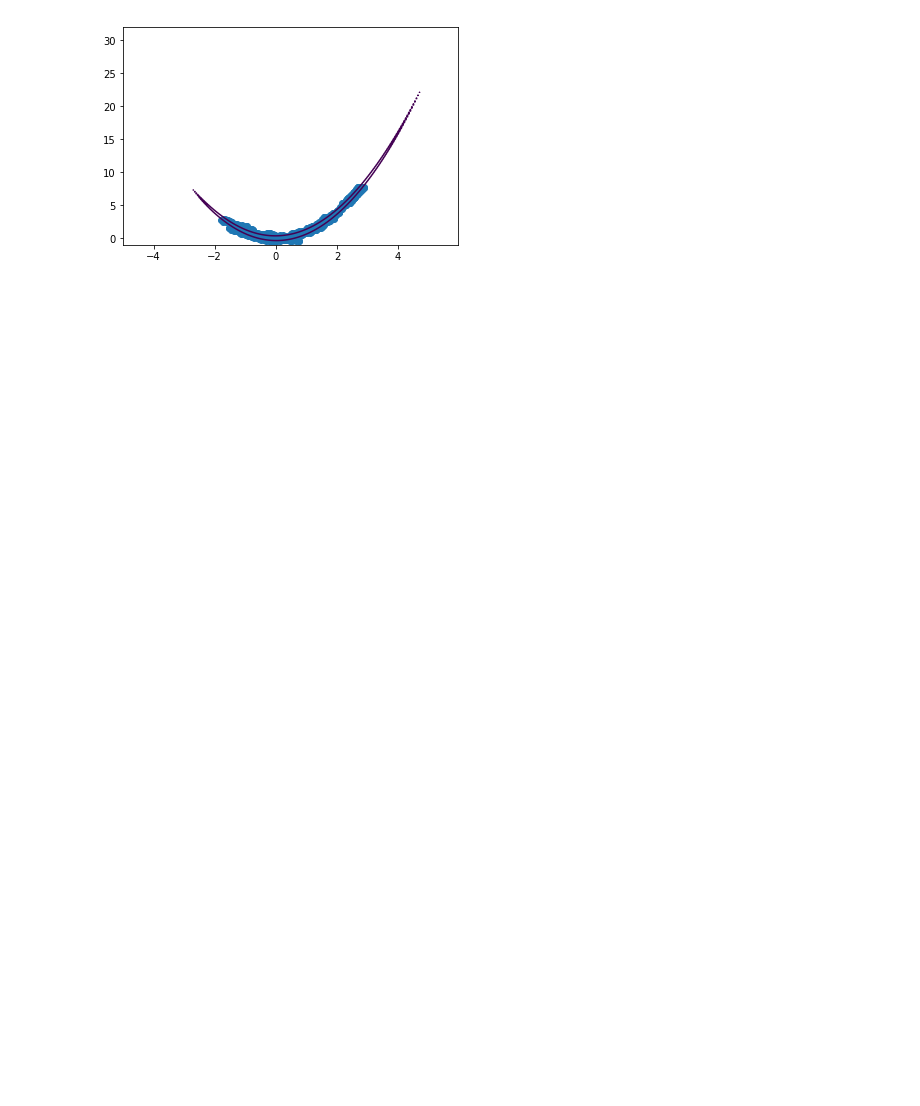
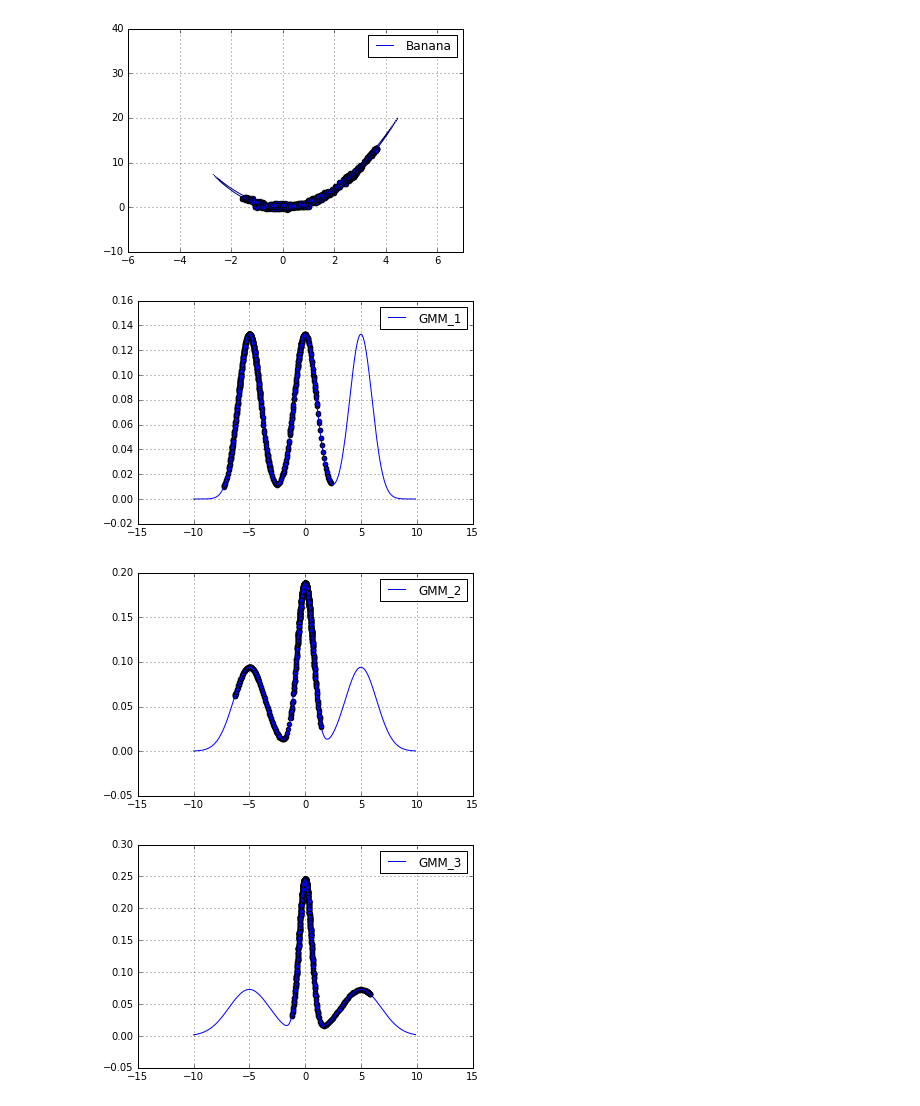
Before and after one commit to MFreidank/pysgmcmc, a Jupyter notebook: docs/source/notebooks/Relativistic_SGHMC.ipynb, the cells around one changed output. Drawn from its saved outputs; the diff is of its cells as text; code cells hidden in the pictures; blank space fills up the shorter version.

Commit message:
extended Relativistic SGHMC notebook

```diff
--- a/docs/source/notebooks/Relativistic_SGHMC.ipynb
+++ b/docs/source/notebooks/Relativistic_SGHMC.ipynb
@@ -83,20 +121,28 @@ over the contours of the banana function.
 # %%
 from pysgmcmc.samplers.relativistic_sghmc import RelativisticSGHMCSampler
 
-params = [tf.Variable(0., dtype=tf.float64), tf.Variable(0., dtype=tf.float64)]
+for function, dimensionality in objective_functions:
+    tf.reset_default_graph()
+    graph = tf.Graph()
 
-def banana_neg_log_likelihood(params):
-    return -banana_log_likelihood(params)
+    with tf.Session(graph=graph) as session:
+        params = [
+            tf.Variable(0., dtype=tf.float32)
+            for _ in range(dimensionality)
+        ]
+        sampler = RelativisticSGHMCSampler(
+            epsilon=0.01,
+            params=params,
+            cost_fun=cost_function(function),
+            session=session,
+            dtype=tf.float32
+        )
+        session.run(tf.global_variables_initializer())
 
-with tf.Session() as session:
-    s = RelativisticSGHMCSampler(
-        epsilon=0.01,
-        params=params,
-        cost_fun=banana_neg_log_likelihood,
-        session=session,
-        dtype=tf.float64
-    )
-    session.run(tf.global_variables_initializer())
-    run(s)
+        plot_samples(sampler)
+        plt.show()
 # %% [output]
-[figure, old version]
+[figure, new version]
+[figure, added]
+[figure, added]
+[figure, added]
```
Also changed, not shown: parts of 8 cells of this notebook, 1 other file.
